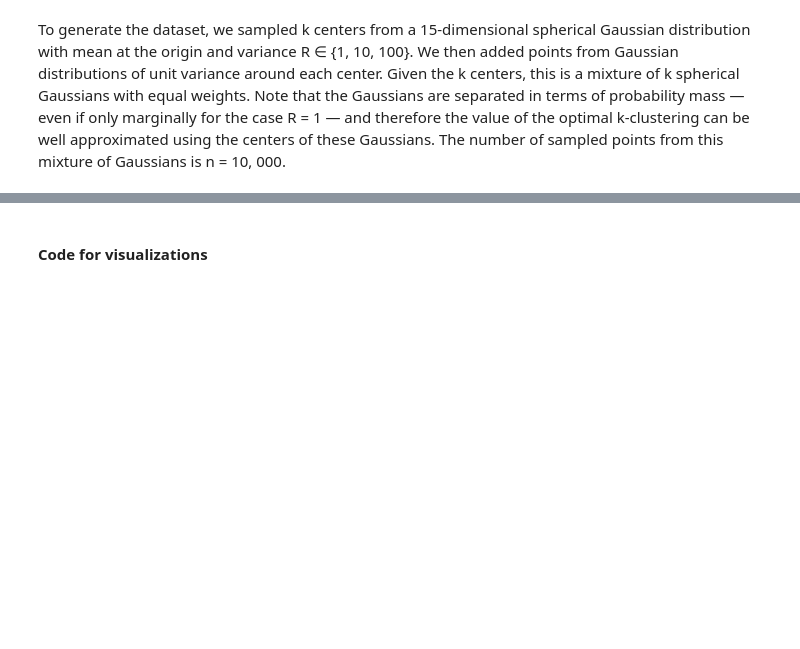
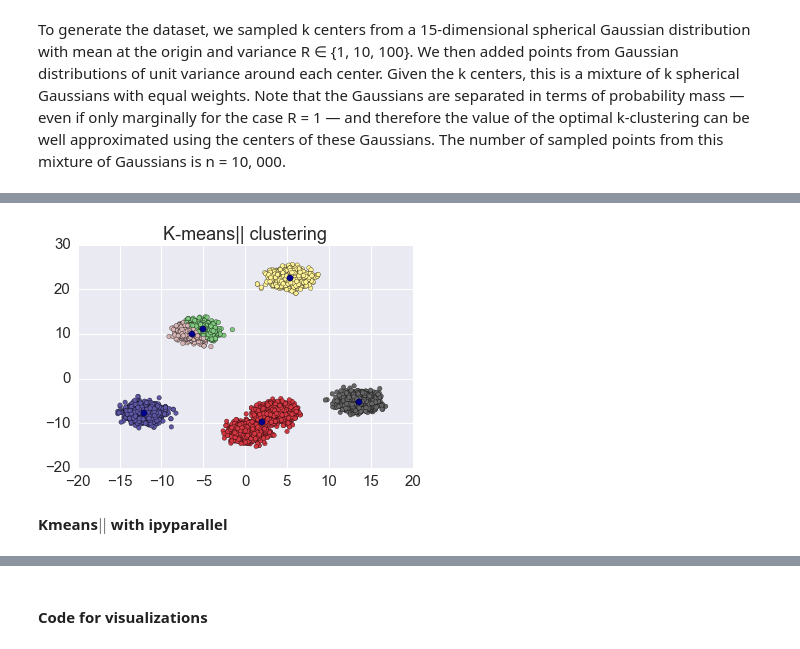
Before and after one commit to jeromemassot/Kmeans_Parallel, a Jupyter notebook: Parallelizing-K-means-Part-II.ipynb, the cells around one changed output, grey strips where cells are left out. Cells and saved outputs as stored; diff of their text form; code cells hidden in the pictures; blank space fills up the shorter version.

```diff
--- a/Parallelizing-K-means-Part-II.ipynb
+++ b/Parallelizing-K-means-Part-II.ipynb
@@ -137,0 +1170,16 @@ ADD TEXT HERE
+# %%
+sim_para = kmeans(sim_data_k6,kmeansparallel(sim_data_k6, k, l, d, r),k,d)
+# %%
+x_para = sim_para[0][:,0]
+y_para = sim_para[0][:,1]
+labels_para = sim_para[1]
+# %%
+plt.figure()
+plt.scatter(sim_data_k6[:,0], sim_data_k6[:,1], c=labels_para, cmap='Accent')
+plt.scatter(x_para, y_para, s=40, marker="o", c="darkblue")
+plt.title("K-means|| clustering")
+pass
+# %% [output]
+[figure, added]
+# %% [markdown]
+**Kmeans$||$ with ipyparallel**
```
Also changed, not shown: parts of 108 cells of this notebook, 1 other file.
